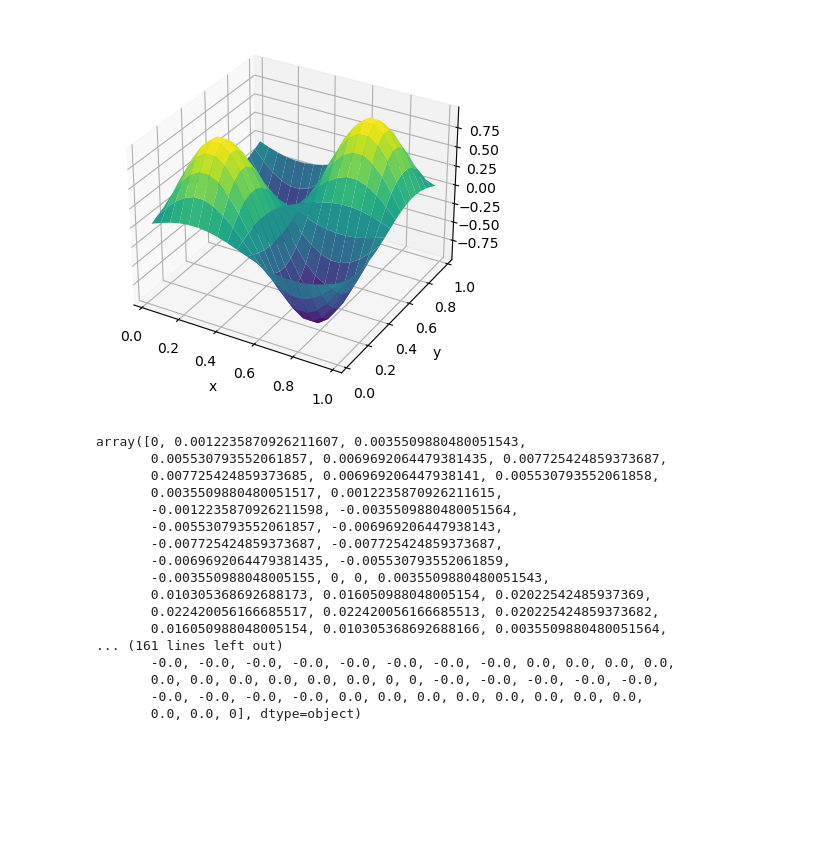
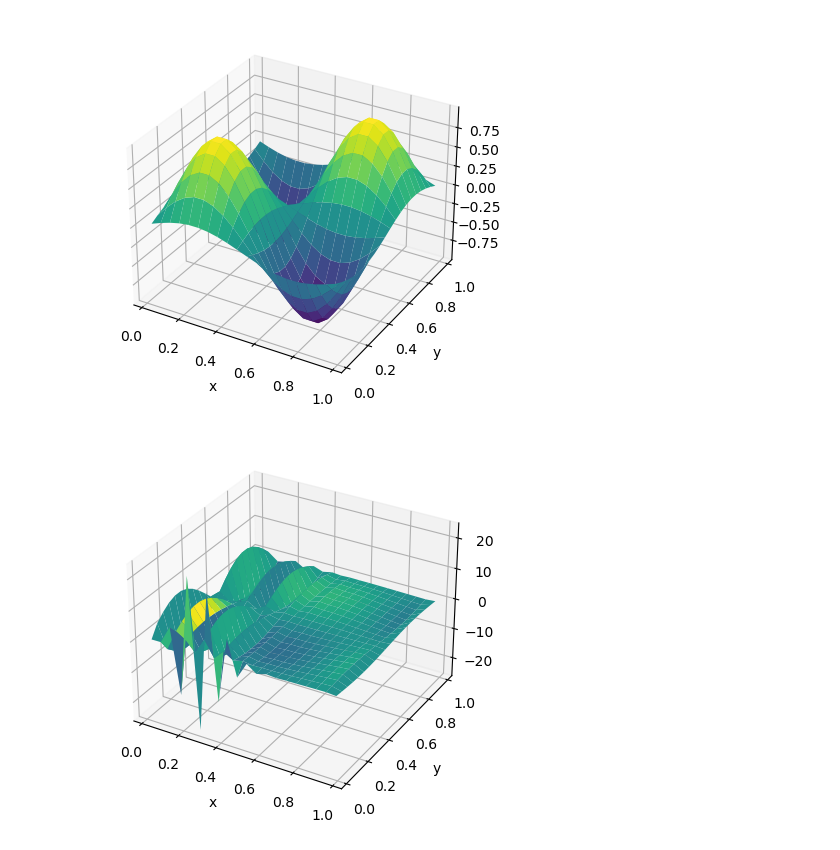
Before and after one commit to juansensio/blog, a Jupyter notebook: 106_cfd_adv2d/106_cfd_adv2d.ipynb, the cells around one changed output. Cells and saved outputs as stored; diff of their text form; code cells hidden in the pictures; blank space fills up the shorter version.

```diff
--- a/106_cfd_adv2d/106_cfd_adv2d.ipynb
+++ b/106_cfd_adv2d/106_cfd_adv2d.ipynb
@@ -20,8 +20,8 @@ class Face:
 	v: list[Vertex]
 	c: Point
 	cells: list[int] = field(default_factory=list, init=False)
-	b: int = 0
 	n: np.array = field(init=False)
+	ix: int = field(init=False)
 
 	def __post_init__(self):
 		assert len(self.v) == 2
@@ -78,22 +78,35 @@ class Mesh:
 	fb: list[int] = field(default_factory=list, init=False)
 
 	def __post_init__(self):
+		# generate vertices
 		vx = np.linspace(self.Lx[0], self.Lx[1], self.Nx+1)
 		vy = np.linspace(self.Ly[0], self.Ly[1], self.Ny+1)
 		self.v = [Vertex(Point(x, y)) for y in vy for x in vx]
+		# generate faces
 		fh = [Face([self.v[i + (self.Nx+1)*j], self.v[i+1+ (self.Nx+1)*j]], Point((vx[i]+vx[i+1])/2, vy[j])) for i in range(self.Nx) for j in range(self.Ny + 1)]
 		fv = [Face([self.v[i + j*(self.Nx+1)], self.v[i+ (self.Nx+1)+j*(self.Nx+1)]], Point(vx[i], (vy[j]+vy[j+1])/2)) for j in range(self.Ny) for i in range(self.Nx+1)]
 		self.f = fv + fh
+		# generate cells
 		self.c = [Cell([fv[i + j*(self.Nx+1)], fh[i*(self.Ny+1)+1+j], fv[i + j*(self.Nx+1) + 1], fh[i*(self.Ny+1)+j]], i + self.Nx*j) for j in range(self.Ny) for i in range(self.Nx)]
+		# order faces (c0 -> c1)
+		# split faces into internal and boundary
 		for i, f in enumerate(self.f):
+			f.ix = i
 			f.order_cells(self.c)
 			if len(f.cells) == 2:
 				self.fi.append(i)
 			else:
 				self.fb.append(i)
+		# boundary faces always point outwards
+		for i in self.fb:
+			f = self.f[i]
+			c = self.c[f.cells[0]]
+			v = np.array([f.c.x - c.c.x, f.c.y - c.c.y])
+			if np.dot(v, f.n) < 0:
+				f.n *= -1
+		# order faces wrt cells (all point outwards)
 		for c in self.c:
 			c.order_faces()
-
 
 	def plot(self):
 		plt.scatter([v.p.x for v in self.v], [v.p.y for v in self.v])
@@ -154,6 +167,13 @@ class PeriodicBC:
 				if criterion(f, fp):
 					self.gc.append(fp.cells[0])
 					break
+
+	def upwind(self, F, vel, p):
+		for i, f in enumerate(self.f):
+			u = np.dot(vel, f.n)
+			F[i] = u*(u > 0)*p[f.cells[0]] + u*(u < 0)*p[self.gc[i]]
+			F[i] *= f.area()
+		return F
 # %%
 mesh = Mesh(3, 3, [0, 1], [0, 1])
 
@@ -168,6 +188,15 @@ bcb.setup(mesh, lambda f, fp: f.c.x == fp.c.x and f.c.y != fp.c.y)
 bct.setup(mesh, lambda f, fp: f.c.x == fp.c.x and f.c.y != fp.c.y)
 
 bcs = [bcl, bcr, bcb, bct]
+# %%
+def euler(F, mesh, p, dt):
+	for i, c in enumerate(mesh.c):
+		p[i] += dt*np.sum([F[f.ix]*c.fo[j] for j, f in enumerate(c.f)]) / c.volume()
+	return p
+
+# def ab2(F, f, c, p, dt, R0):
+# 	R = np.array([(F[i] - F[i+1])/(f[i+1] - f[i]) for i in range(len(c))])
+# 	return p + 0.5*dt*(3.*R - R0), R
 # %%
 # simulation
 
@@ -175,7 +204,7 @@ mesh = Mesh(20, 20, [0, 1], [0, 1])
 p0 = np.array([np.sin(2.*np.pi*c.c.x/(mesh.Lx[1]-mesh.Lx[0]))*np.sin(2.*np.pi*c.c.y/(mesh.Ly[1]-mesh.Ly[0])) for c in mesh.c])
 vel = np.array([1., 0.])
 
-t, tf = 0, 0.1
+t, tf = 0, 0.2
 dt = 0.001
 p = p0.copy()
 
@@ -188,27 +217,10 @@ while t < tf:
 	# print(f't = {t:.2f}, dt = {dt:.2f}')
 
 	F = upwind(mesh, vel, p)
-	# F = periodic_upwind(F, u, p)
-	# p = euler(F, f, c, p, dt)
-
-	break
+	for bc in bcs:
+		F = bc.upwind(F, vel, p)
+	p = euler(F, mesh, p, dt)
-# %%
-F
-# %% [output]
-array([0, 0.0012235870926211607, 0.0035509880480051543,
-       0.005530793552061857, 0.0069692064479381435, 0.007725424859373687,
-       0.007725424859373685, 0.006969206447938141, 0.005530793552061858,
-       0.0035509880480051517, 0.0012235870926211615,
-       -0.0012235870926211598, -0.0035509880480051564,
-       -0.005530793552061857, -0.006969206447938143,
-       -0.007725424859373687, -0.007725424859373687,
-       -0.0069692064479381435, -0.005530793552061859,
-       -0.003550988048005155, 0, 0, 0.0035509880480051543,
-       0.010305368692688173, 0.016050988048005154, 0.02022542485937369,
-       0.022420056166685517, 0.022420056166685513, 0.020225424859373682,
-       0.016050988048005154, 0.010305368692688166, 0.0035509880480051564,
-... (161 lines left out)
-       -0.0, -0.0, -0.0, -0.0, -0.0, -0.0, -0.0, -0.0, 0.0, 0.0, 0.0, 0.0,
-       0.0, 0.0, 0.0, 0.0, 0.0, 0.0, 0, 0, -0.0, -0.0, -0.0, -0.0, -0.0,
-       -0.0, -0.0, -0.0, -0.0, 0.0, 0.0, 0.0, 0.0, 0.0, 0.0, 0.0, 0.0,
-       0.0, 0.0, 0], dtype=object)
+# %%
+mesh.plot_field(p)
+# %% [output]
+[figure, added]
```
